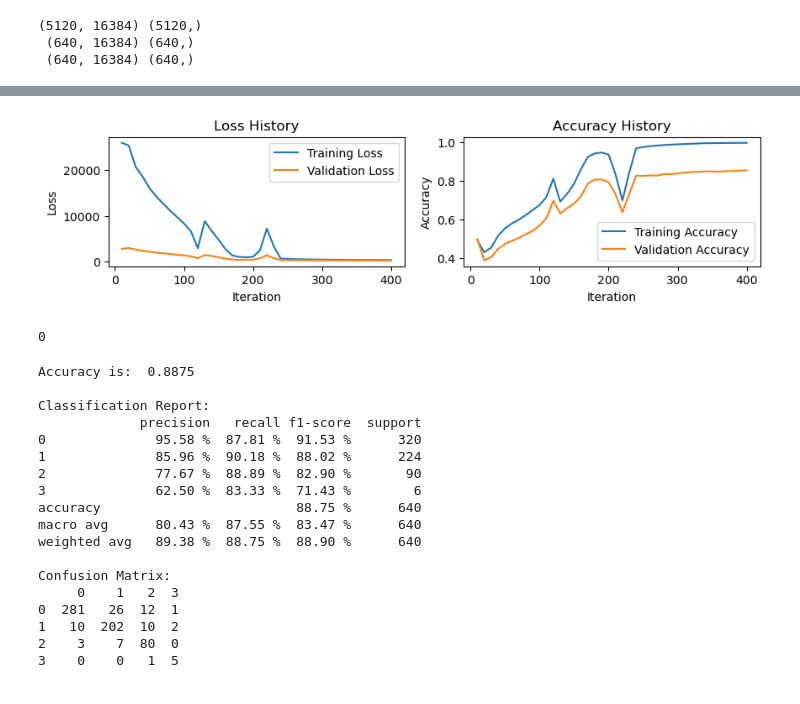
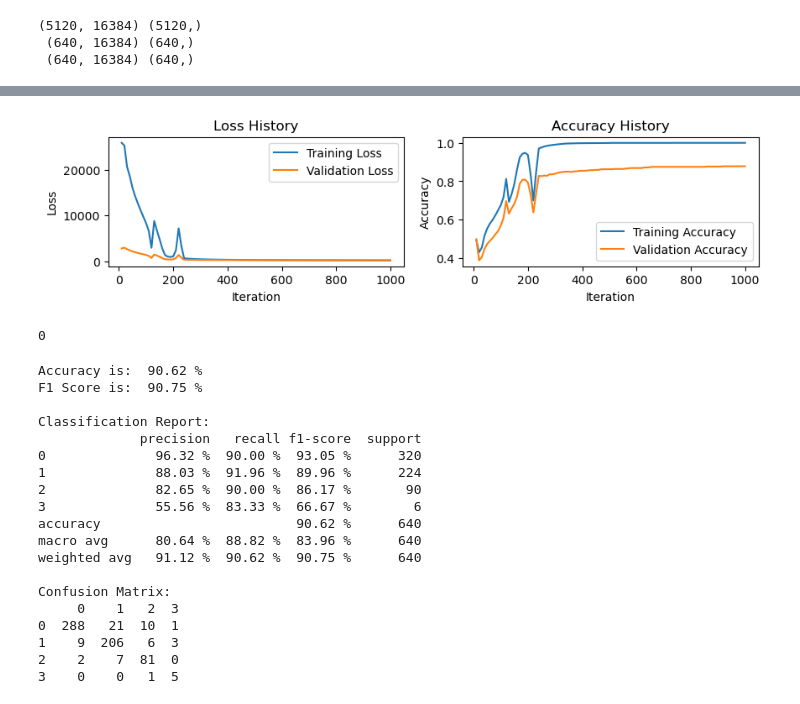
Before and after one commit to mehmetbayik/Alzheimer-MRI-Prediction-from-Scratch, a Jupyter notebook: logistic-model.ipynb, the cells around one changed output, grey strips where cells are left out. Saved outputs shown, nothing was run; the diff lists cells and outputs as text; code cells hidden in the pictures.

```diff
--- a/logistic-model.ipynb
+++ b/logistic-model.ipynb
@@ -332,7 +332,7 @@ class LogisticRegression():
 # Fit model
 model = LogisticRegression()
 model.fit(X_train, y_train, X_val, y_val,
-          max_iter=400, lr=0.01, lmbda=0.01, regularization='l2')
+          max_iter=1000, lr=0.01, lmbda=0.01, regularization='l2')
 model.plot()
 
 # play sound when finished
@@ -345,3 +351,3 @@ Iteration: 400 | Loss: 348 | Accuracy: 0.998 | Val. Loss: 281 | Val. Acc: 0.854
-[figure, old version]
+[figure, new version]
 0
 # %%
@@ -420,23 +428,24 @@ class evaluate():
 # %%
 y_pred = model.predict(X_test)
 
-results = evaluate(y_test, y_pred)
+results = EvaluateModel(y_test, y_pred)
 # %% [output]
-Accuracy is:  0.8875
+Accuracy is:  90.62 %
+F1 Score is:  90.75 %
 
 Classification Report:
              precision   recall f1-score  support
-0              95.58 %  87.81 %  91.53 %      320
-1              85.96 %  90.18 %  88.02 %      224
-2              77.67 %  88.89 %  82.90 %       90
-3              62.50 %  83.33 %  71.43 %        6
-accuracy                         88.75 %      640
-macro avg      80.43 %  87.55 %  83.47 %      640
-weighted avg   89.38 %  88.75 %  88.90 %      640
+0              96.32 %  90.00 %  93.05 %      320
+1              88.03 %  91.96 %  89.96 %      224
+2              82.65 %  90.00 %  86.17 %       90
+3              55.56 %  83.33 %  66.67 %        6
+accuracy                         90.62 %      640
+macro avg      80.64 %  88.82 %  83.96 %      640
+weighted avg   91.12 %  90.62 %  90.75 %      640
 
 Confusion Matrix:
      0    1   2  3
-0  281   26  12  1
-1   10  202  10  2
-2    3    7  80  0
+0  288   21  10  1
+1    9  206   6  3
+2    2    7  81  0
 3    0    0   1  5
```
Also changed, not shown: parts of 3 cells of this notebook.
